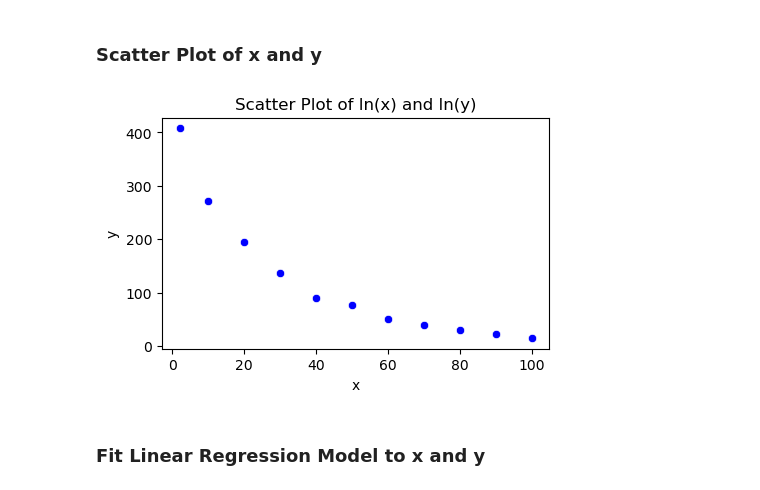
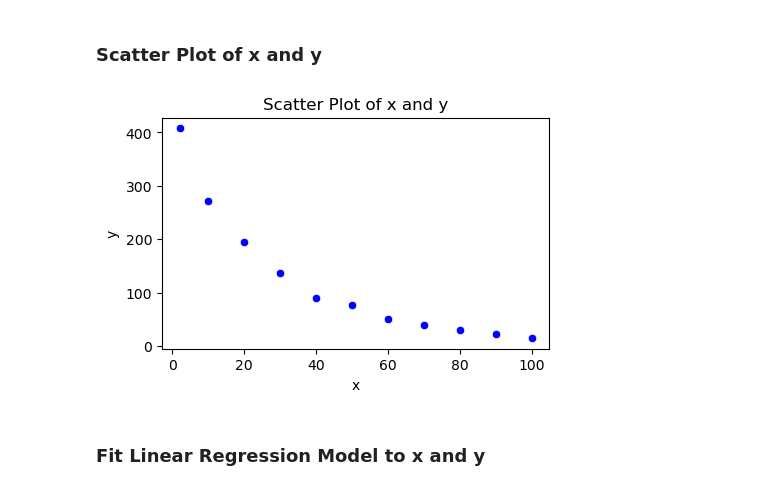
Before and after one commit to sidiquegithub/Linear-Regression, a Jupyter notebook: CODE/EXAMPLE 4 (REGRESSION WITH TRANSFORMED VARIABLE) .ipynb, the cells around one changed output. Drawn from its saved outputs; the diff is of its cells as text; code cells hidden in the pictures.

```diff
--- a/CODE/EXAMPLE 4 (REGRESSION WITH TRANSFORMED VARIABLE) .ipynb
+++ b/CODE/EXAMPLE 4 (REGRESSION WITH TRANSFORMED VARIABLE) .ipynb
@@ -320,16 +338,16 @@ df = pd.DataFrame(data)
 # %%
 plt.figure(figsize=(5,3))
 
 sns.scatterplot(data=df, x='x', y='y', color='blue')
 
-plt.title('Scatter Plot of ln(x) and ln(y)')
+plt.title('Scatter Plot of x and y')
 
 plt.xlabel('x')
 plt.ylabel('y')
 
 plt.show()
 # %% [output]
-[figure, old version]
+[figure, new version]
 # %% [markdown]
 ### Fit Linear Regression Model to x and y
 # %%
```
Also changed, not shown: parts of 34 cells of this notebook, 2 other files.
